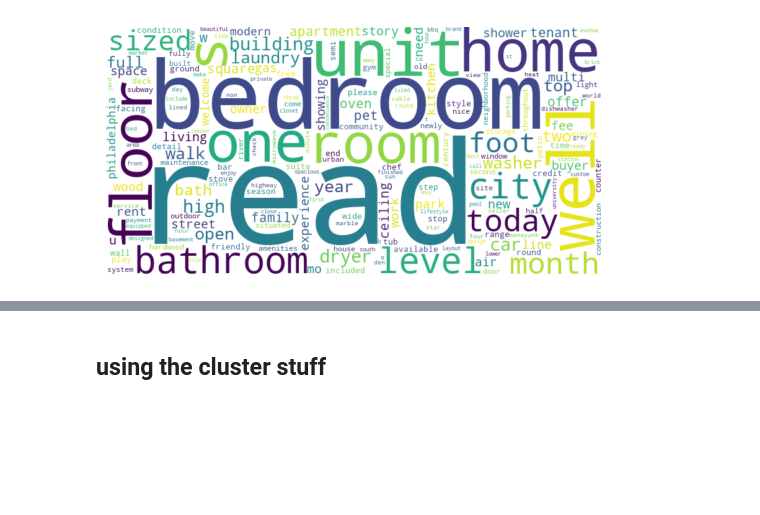
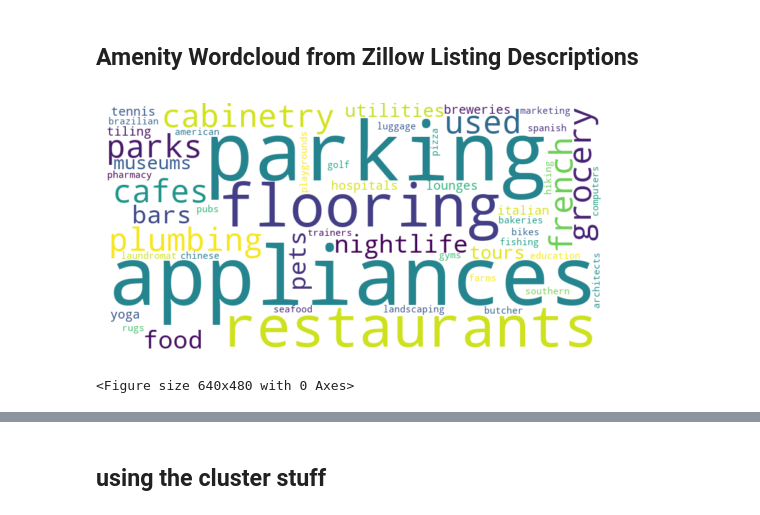
Before and after one commit to LuckyLaharlTim/MUSA_5500_Final, a Jupyter notebook: data/modified_webscraping/text_analysis.ipynb, the cells around one changed output, grey strips where cells are left out. Saved outputs shown, nothing was run; the diff lists cells and outputs as text; code cells hidden in the pictures; blank space fills up the shorter version.

Commit message:
word cloud and zillow cleaning finished; just maps and cluster left

```diff
--- a/data/modified_webscraping/text_analysis.ipynb
+++ b/data/modified_webscraping/text_analysis.ipynb
@@ -67,6 +79,6 @@ def getAmenityTitles(df,col="title"):
 
     # print(len(k))
     # get unique values in k
-    k = set(k)
+    k = list(set(k))
     # print(len(k))
     return k
@@ -143,9 +189,15 @@ neighborhoods = [d for d in zillow["neighborhood"]]
 no_stop_nhoods = [w for w in neighborhoods if (w not in stop_words) and (w not in punc)]
 
 words = pd.DataFrame({"words": no_stop}).groupby("words",as_index=False).size().sort_values("size",ascending=False,ignore_index=True)
+words = words.loc[words["words"].isin(amenity_list)]
+words = words.drop(words.loc[words["words"]==""].index)
+
 nhoodFreq = pd.DataFrame({"neighborhood": no_stop_nhoods}).groupby("neighborhood",as_index=False).size().sort_values("size",ascending=False,ignore_index=True)
 nhoodFreq.drop(nhoodFreq.loc[nhoodFreq["neighborhood"]==""].index,inplace=True)
-words.head(15)
+
+
+## display the words dataframe if you wish
+# words.head(15)
 # %% [output]
 [nltk_data] Downloading package stopwords to
 [nltk_data]     C:\Users\timol\AppData\Roaming\nltk_data...
@@ -185,9 +212,15 @@ nhoodFreq
 # %%
+#|  eval:   false
+
+'''
+If additional words should be removed, create a list here
+'''
+
 to_remove = ["home","room","kitchen","property","floor","bedrooms","bedroom","rooms",""]
 
-test = words.drop(index = words.loc[words["words"].isin(to_remove)].index)
+words = words.drop(index = words.loc[words["words"].isin(to_remove)].index)
 
-# print(len(test),len(words)-len(to_remove))
+print(words.head(25))
+# and save to csv if desired
 
-# words.to_csv("../base_words.csv", index = False)
-# test.to_csv("../removeTest_words.csv", index = False)
+# words.to_csv("../words.csv", index = False)
@@ -248,16 +227,22 @@ test
+# %% [markdown]
+## **Amenity Wordcloud from Zillow Listing Descriptions**
 # %%
-text = ' '.join(test["words"])
+text = ' '.join(words["words"])
 
 # Create the word cloud
 wordcloud = WordCloud(width=800, height=400, background_color ='white').generate(text)
 
 # Display the word cloud using matplotlib
 
 
 # Format
 fig, ax = plt.subplots()
 ax.imshow(wordcloud, interpolation='bilinear')
 ax.set_axis_off()
+ax.patch.set_edgecolor('black')
+ax.patch.set_linewidth(1)
 plt.show()
+plt.savefig(fname="../../images/zillow_amenity_word_cloud.jpg",pad_inches=2,dpi=150)
 # %% [output]
-[figure, old version]
+[figure, new version]
+<Figure size 640x480 with 0 Axes>
```
Also changed, not shown: parts of 18 cells of this notebook.
